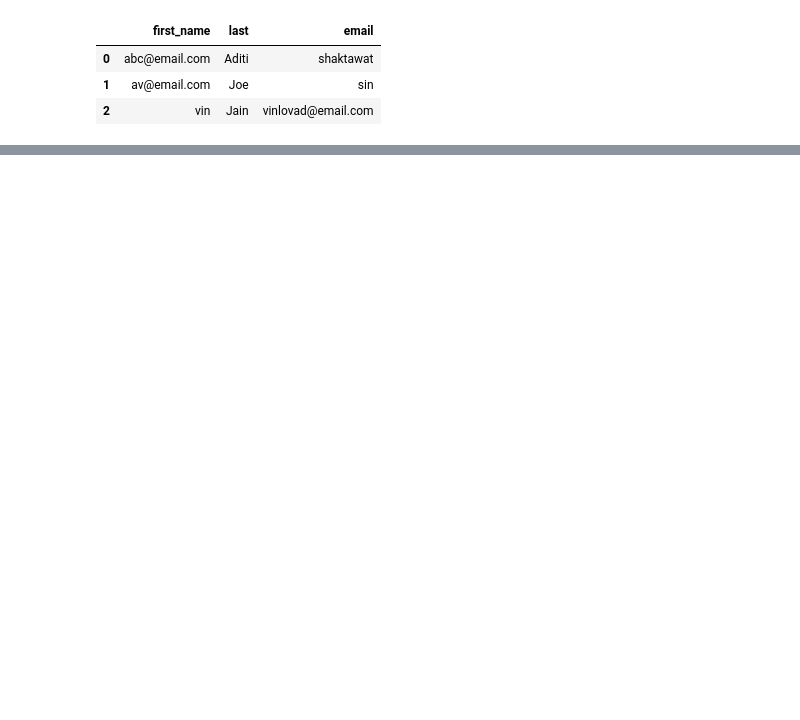
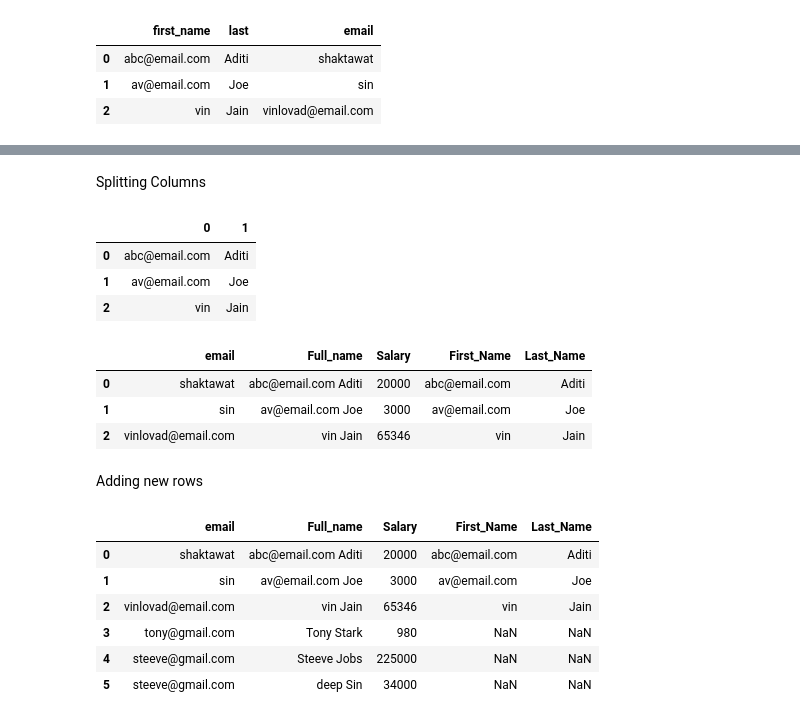
Before and after one commit to aditishaktawat/Data-Analyst-Journey, a Jupyter notebook: 04_Python/pandas/02_dataframes.ipynb, the cells around one changed output, grey strips where cells are left out. Saved outputs shown, nothing was run; the diff lists cells and outputs as text; code cells hidden in the pictures; blank space fills up the shorter version.

```diff
--- a/04_Python/pandas/02_dataframes.ipynb
+++ b/04_Python/pandas/02_dataframes.ipynb
@@ -10,8 +10,7 @@ person = {
 person = {
     "First_Name" : ["Aditi", "Joe", "Anu"],
     "Last_Name" : ["Shaktawat", "Sin", "Dat"],
-    "Email" : ["abc@email.com", "av@email.com", "fgees@email.com"]
-}
+    "Email" : ["abc@email.com", "av@email.com", "fgees@email.com"]}
 # %%
 person['Email']
 # %% [output]
@@ -373,0 +382,5 @@ df
+# %%
+#Creating a new column by combining 2 column values
+df['Full_name'] = df['first_name'] + ' ' + df['last']
+df['Salary'] = [20000,3000,65346]
+df
@@ -373,0 +394,2 @@ df
+# %%
+df.drop(columns= ['first_name', 'last'], inplace=True)
@@ -373,0 +403,38 @@ df
+# %% [markdown]
+Splitting Columns
+# %%
+df['Full_name'].str.split(' ',expand=True)
+# %% [output]
+|  | 0 | 1 |
+| 0 | abc@email.com | Aditi |
+| 1 | av@email.com | Joe |
+| 2 | vin | Jain |
+# %%
+#naming 2 cloumns which are split
+df[['First_Name', 'Last_Name']] = df['Full_name'].str.split(' ',expand= True)
+# %%
+df
+# %% [output]
+|  | email | Full_name | Salary | First_Name | Last_Name |
+| 0 | shaktawat | abc@email.com Aditi | 20000 | abc@email.com | Aditi |
+| 1 | sin | av@email.com Joe | 3000 | av@email.com | Joe |
+| 2 | vinlovad@email.com | vin Jain | 65346 | vin | Jain |
+# %% [markdown]
+Adding new rows
+# %%
+new_row = {
+    'email' : ['tony@gmail.com', 'steeve@gmail.com', 'steeve@gmail.com'],
+    'Full_name': ['Tony Stark','Steeve Jobs','deep Sin'],
+    'Salary' : [980,225000,34000]
+}
+df2 =pd.DataFrame(new_row)
+df = pd.concat([df,df2], ignore_index=True)
+df
+# %% [output]
+|  | email | Full_name | Salary | First_Name | Last_Name |
+| 0 | shaktawat | abc@email.com Aditi | 20000 | abc@email.com | Aditi |
+| 1 | sin | av@email.com Joe | 3000 | av@email.com | Joe |
+| 2 | vinlovad@email.com | vin Jain | 65346 | vin | Jain |
+| 3 | tony@gmail.com | Tony Stark | 980 | NaN | NaN |
+| 4 | steeve@gmail.com | Steeve Jobs | 225000 | NaN | NaN |
+| 5 | steeve@gmail.com | deep Sin | 34000 | NaN | NaN |
```
Also changed, not shown: parts of 21 cells of this notebook, 1 other file.
